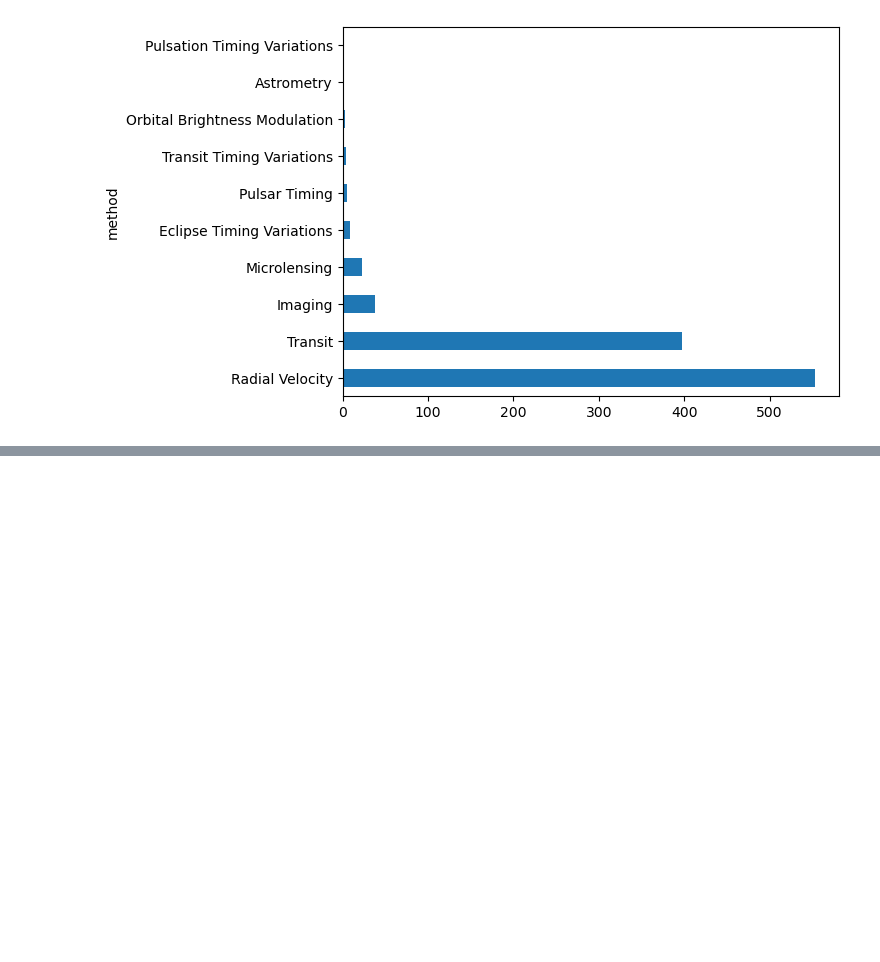
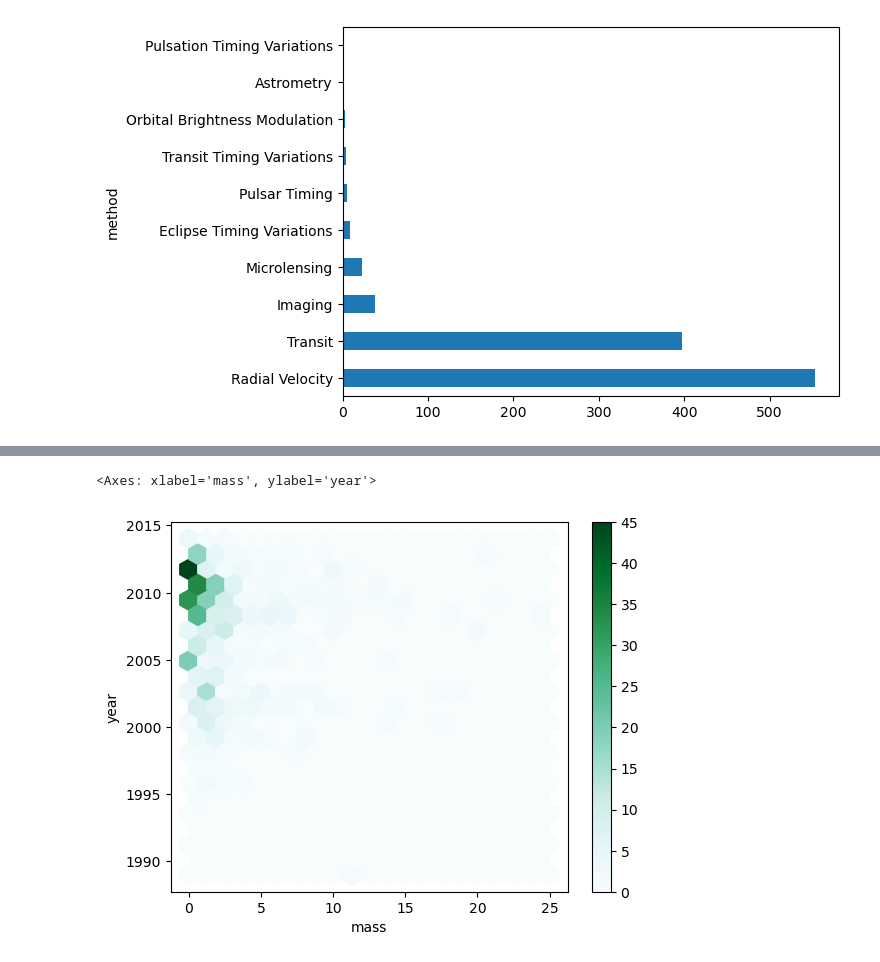
Before and after one commit to zeysnepk/data-manipulation, a Jupyter notebook: data_visualization/categorical_values.ipynb, the cells around one changed output, grey strips where cells are left out. Cells and saved outputs as stored; diff of their text form; code cells hidden in the pictures; blank space fills up the shorter version.

```diff
--- a/data_visualization/categorical_values.ipynb
+++ b/data_visualization/categorical_values.ipynb
@@ -71,0 +211,5 @@ df["method"].value_counts().plot.barh();
+# %%
+df.plot.hexbin(x='mass', y='year', gridsize=20)
+# %% [output]
+<Axes: xlabel='mass', ylabel='year'>
+[figure, added]
```
Also changed, not shown: parts of 22 cells of this notebook, 10 other files.
